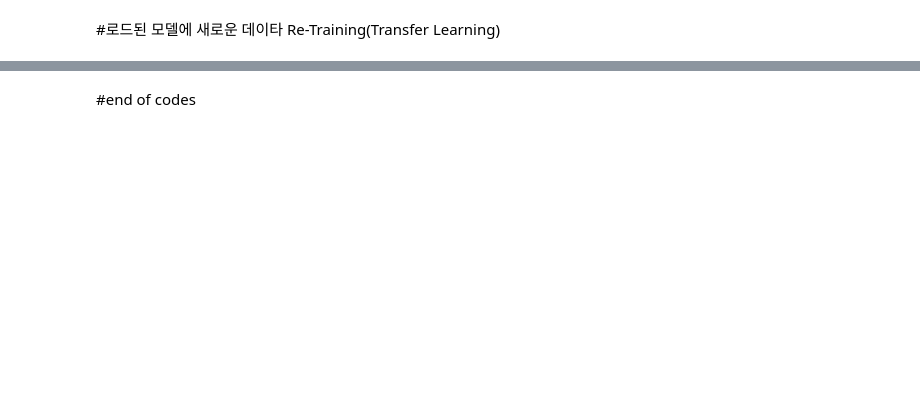
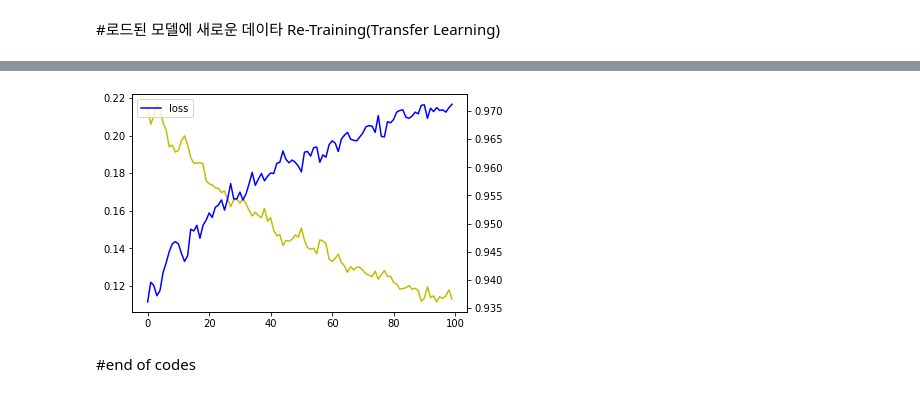
Before and after one commit to mkbahk/graphcore-ipu-demo, a Jupyter notebook: MNIST_Keras_101_Sample_JSH.ipynb, the cells around one changed output, grey strips where cells are left out. Saved outputs shown, nothing was run; the diff lists cells and outputs as text; code cells hidden in the pictures; blank space fills up the shorter version.

```diff
--- a/MNIST_Keras_101_Sample_JSH.ipynb
+++ b/MNIST_Keras_101_Sample_JSH.ipynb
@@ -300,3 +300,17 @@ ts_model.evaluate(x_test, y_test)
+# %%
+fig, loss_ax =  plt.subplots()
+acc_ax = loss_ax.twinx()
+
+loss_ax.plot(hist.history['loss'], 'y', label='loss')
+#loss_ax.plot(hist.history['val_loss'], 'g', label='validation loss')
+acc_ax.plot(hist.history['accuracy'], 'b', label='accuracy')
+#acc_ax.plot(hist.history['val_accuracy'], 'r', label='validation accuracy')
+
+plt.legend(['loss', 'accuracy'])
+#plt.legend(['train loss', 'train accuracy', 'validation loss', 'validation accuracy'])
+plt.show()
+# %% [output]
+[figure, added]
 # %%
 model.save("MNIST-Keras-101-Transfer_learned.h5")
 model.save_weights("MNIST-Keras-101-Transfer_learned_weights")
```
Also changed, not shown: parts of 12 cells of this notebook.
